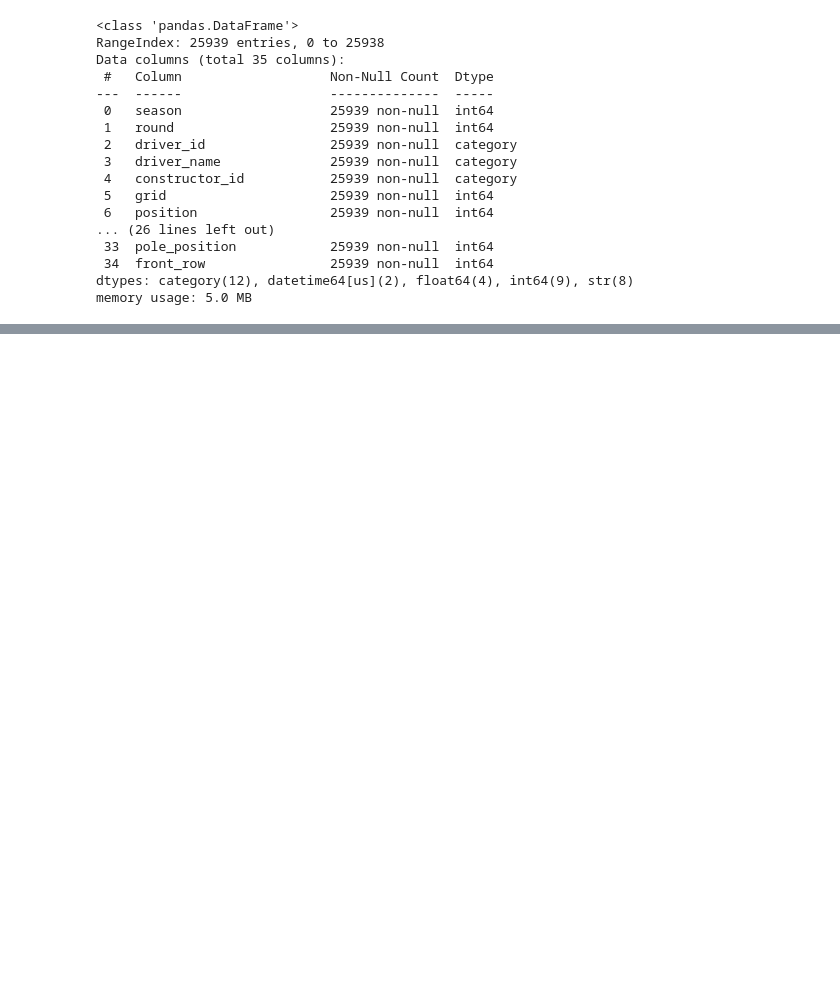
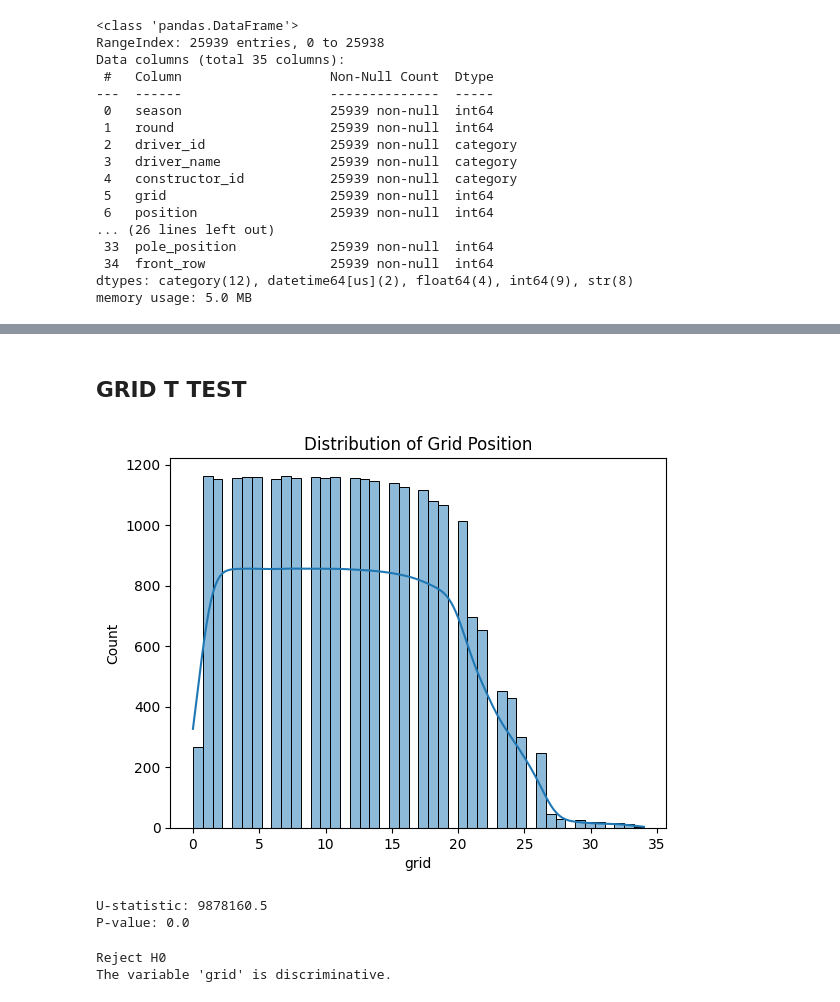
Before and after one commit to andersjohnsennn/F1-project, a Jupyter notebook: notebooks/04_classification_podium.ipynb, the cells around one changed output, grey strips where cells are left out. Drawn from its saved outputs; the diff is of its cells as text; code cells hidden in the pictures; blank space fills up the shorter version.

Commit message:
Added own features(avg point, points/season,etc.). Did some feature testing(p-values)

```diff
--- a/notebooks/04_classification_podium.ipynb
+++ b/notebooks/04_classification_podium.ipynb
@@ -35,0 +80,49 @@ memory usage: 5.0 MB
+# %% [markdown]
+## GRID T TEST
+# %%
+import seaborn as sns
+import matplotlib.pyplot as plt
+
+sns.histplot(df["grid"], kde=True)
+
+plt.title("Distribution of Grid Position")
+
+plt.show()
+# %% [output]
+[figure, added]
+# %%
+from scipy.stats import mannwhitneyu
+
+# Separate groups
+podium_group = df[
+    df["podium"] == 1
+]["grid"]
+
+non_podium_group = df[
+    df["podium"] == 0
+]["grid"]
+
+# Mann-Whitney U test
+u_stat, p_value = mannwhitneyu(
+    podium_group,
+    non_podium_group,
+    alternative="two-sided"
+)
+
+print("U-statistic:", u_stat)
+print("P-value:", p_value)
+# %% [output]
+U-statistic: 9878160.5
+P-value: 0.0
+# %%
+alpha = 0.05
+
+if p_value < alpha:
+    print("Reject H0")
+    print("The variable 'grid' is discriminative.")
+else:
+    print("Fail to reject H0")
+    print("The variable 'grid' is class independent.")
+# %% [output]
+Reject H0
+The variable 'grid' is discriminative.
```
Also changed, not shown: parts of 14 cells of this notebook, 2 other files.
